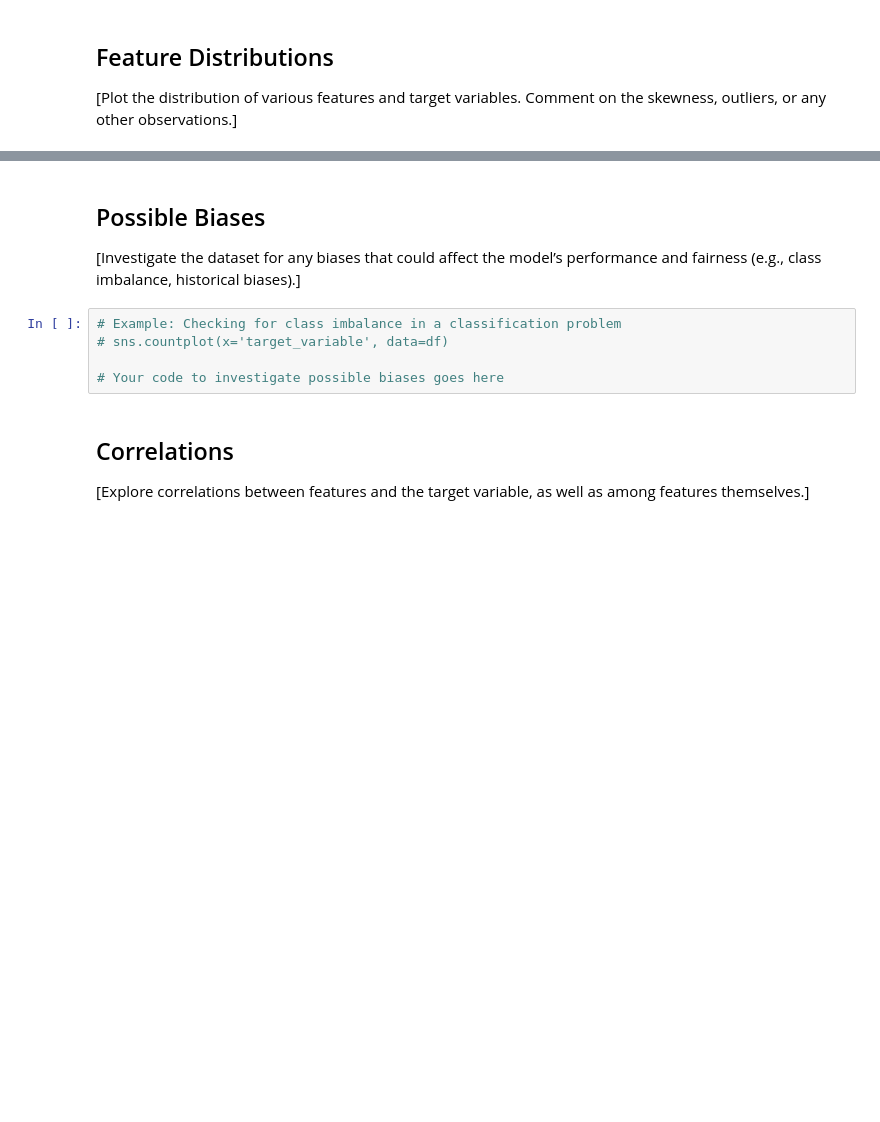
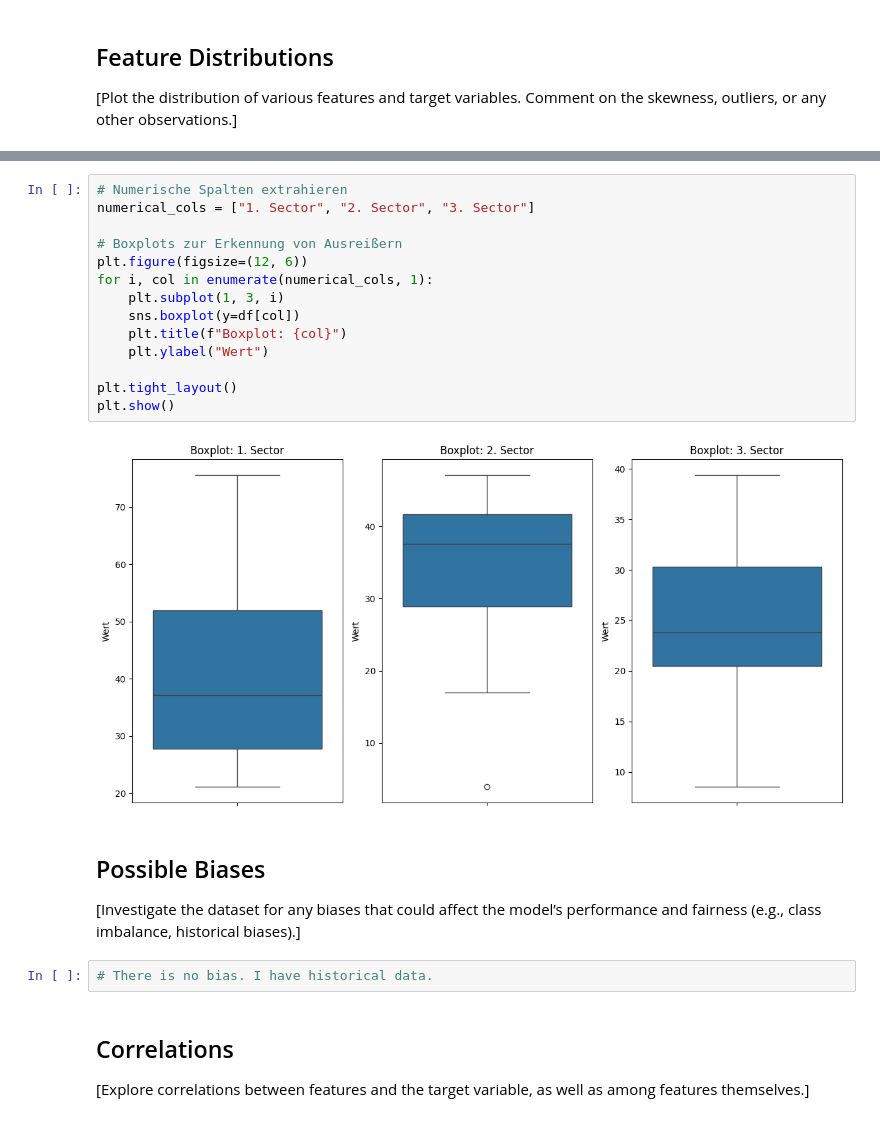
Before and after one commit to kielbjoern/structural_transformation, a Jupyter notebook: 1_DatasetCharacteristics/exploratory_data_analysis.ipynb, the cells around one changed output, grey strips where cells are left out. Saved outputs shown, nothing was run; the diff lists cells and outputs as text; blank space fills up the shorter version.

```diff
--- a/1_DatasetCharacteristics/exploratory_data_analysis.ipynb
+++ b/1_DatasetCharacteristics/exploratory_data_analysis.ipynb
@@ -90,12 +112,25 @@ plt.show()
+# %%
+# Numerische Spalten extrahieren
+numerical_cols = ["1. Sector", "2. Sector", "3. Sector"]
+
+# Boxplots zur Erkennung von Ausreißern
+plt.figure(figsize=(12, 6))
+for i, col in enumerate(numerical_cols, 1):
+    plt.subplot(1, 3, i)
+    sns.boxplot(y=df[col])
+    plt.title(f"Boxplot: {col}")
+    plt.ylabel("Wert")
+
+plt.tight_layout()
+plt.show()
+# %% [output]
+[figure, added]
 # %% [markdown]
 ## Possible Biases
 
 [Investigate the dataset for any biases that could affect the model’s performance and fairness (e.g., class imbalance, historical biases).]
-# %%
-# Example: Checking for class imbalance in a classification problem
-# sns.countplot(x='target_variable', data=df)
-
-# Your code to investigate possible biases goes here
+# %%
+# There is no bias. I have historical data.
 # %% [markdown]
 ## Correlations
 
```
Also changed, not shown: parts of 9 cells of this notebook, 3 other files.
